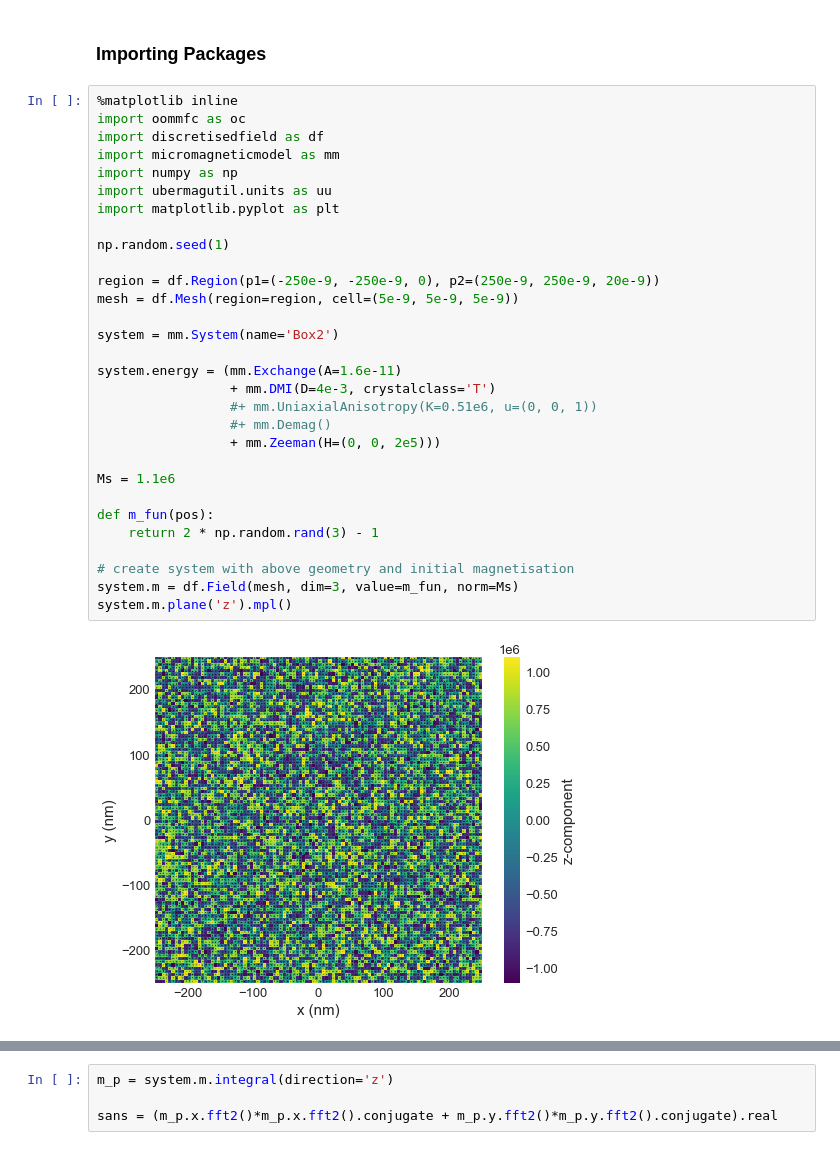
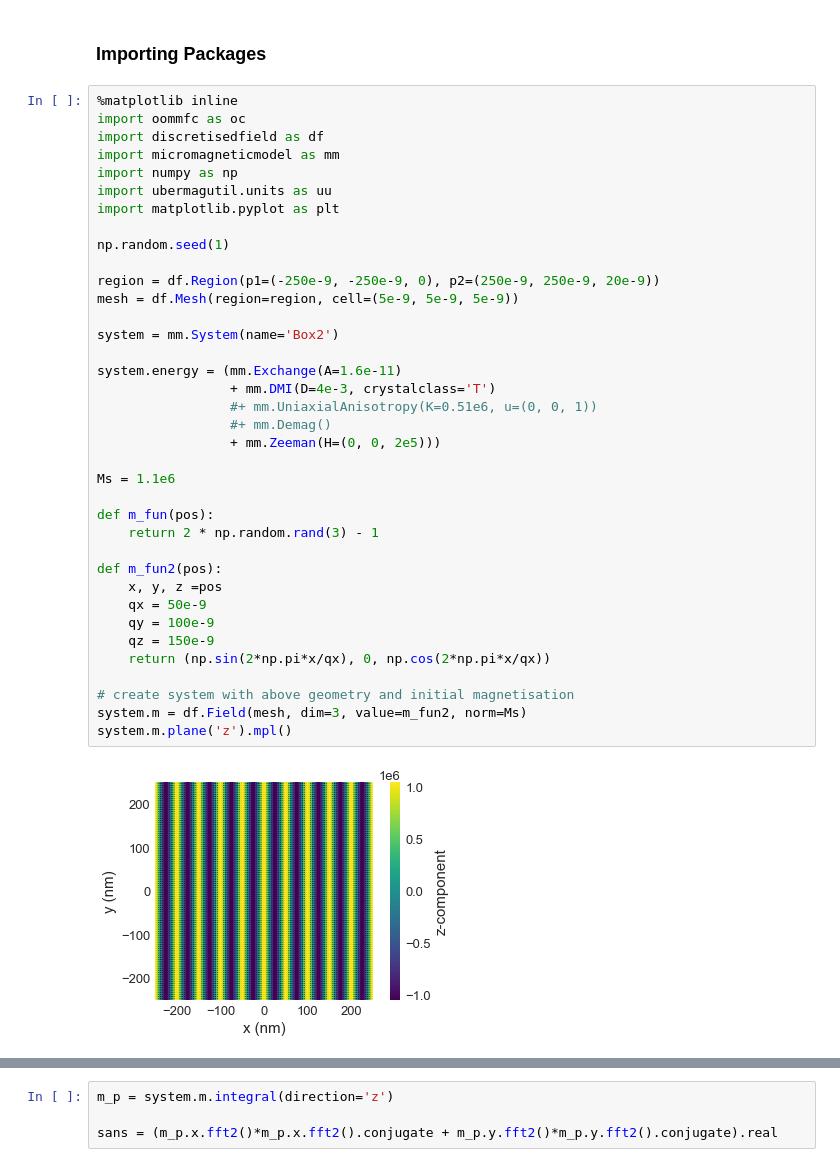
Before and after one commit to ubermag/mag2exp, a Jupyter notebook: docs/ipynb/SANS_df_based.ipynb, the cells around one changed output, grey strips where cells are left out. Cells and saved outputs as stored; diff of their text form.

```diff
--- a/docs/ipynb/SANS_df_based.ipynb
+++ b/docs/ipynb/SANS_df_based.ipynb
@@ -10,32 +10,39 @@ Choosing an experimental reference frame with the beam incoming aligned and pola
 # %%
 %matplotlib inline
 import oommfc as oc
 import discretisedfield as df
 import micromagneticmodel as mm
 import numpy as np
 import ubermagutil.units as uu
 import matplotlib.pyplot as plt
 
 np.random.seed(1)
 
 region = df.Region(p1=(-250e-9, -250e-9, 0), p2=(250e-9, 250e-9, 20e-9))
 mesh = df.Mesh(region=region, cell=(5e-9, 5e-9, 5e-9))
 
 system = mm.System(name='Box2')
 
 system.energy = (mm.Exchange(A=1.6e-11)
                  + mm.DMI(D=4e-3, crystalclass='T')
                  #+ mm.UniaxialAnisotropy(K=0.51e6, u=(0, 0, 1))
                  #+ mm.Demag()
                  + mm.Zeeman(H=(0, 0, 2e5)))
 
 Ms = 1.1e6
 
 def m_fun(pos):
     return 2 * np.random.rand(3) - 1
 
+def m_fun2(pos):
+    x, y, z =pos
+    qx = 50e-9
+    qy = 100e-9
+    qz = 150e-9
+    return (np.sin(2*np.pi*x/qx), 0, np.cos(2*np.pi*x/qx))
+
 # create system with above geometry and initial magnetisation
-system.m = df.Field(mesh, dim=3, value=m_fun, norm=Ms)
+system.m = df.Field(mesh, dim=3, value=m_fun2, norm=Ms)
 system.m.plane('z').mpl()
 # %% [output]
-[figure, old version]
+[figure, new version]
```
Also changed, not shown: parts of 32 cells of this notebook, 1 other file.
